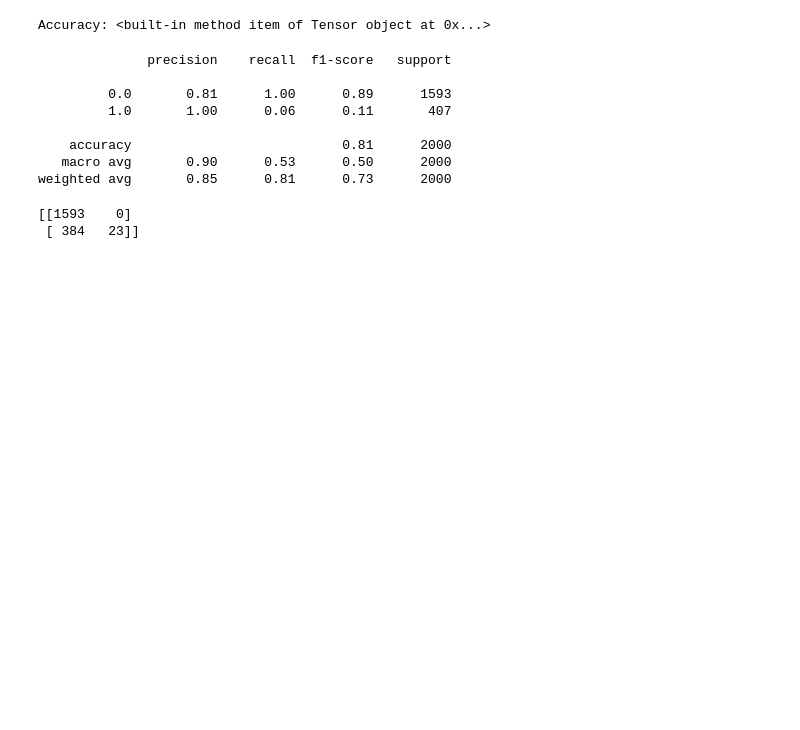
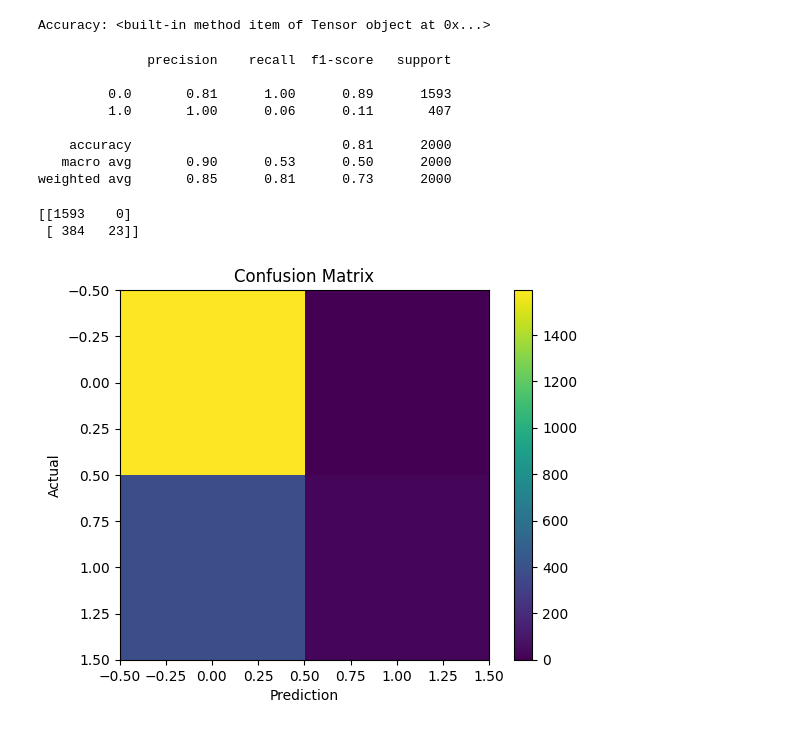
Before and after one commit to Sarthak-Rajvaidya/Artificial-Neural-Network-with-PyTorch, a Jupyter notebook: ANN_Customer_Churn_PyTorch.ipynb, the cells around one changed output. Drawn from its saved outputs; the diff is of its cells as text; code cells hidden in the pictures; blank space fills up the shorter version.

Commit message:
Displayed graph for confusion matrix in ANN

```diff
--- a/ANN_Customer_Churn_PyTorch.ipynb
+++ b/ANN_Customer_Churn_PyTorch.ipynb
@@ -341,3 +341,13 @@ print(cm)
 # %% [output]
 [[1593    0]
  [ 384   23]]
+# %%
+plt.imshow(cm)
+plt.xlabel("Prediction")
+plt.ylabel("Actual")
+plt.title("Confusion Matrix")
+
+plt.colorbar()
+plt.show()
+# %% [output]
+[figure, added]
```
